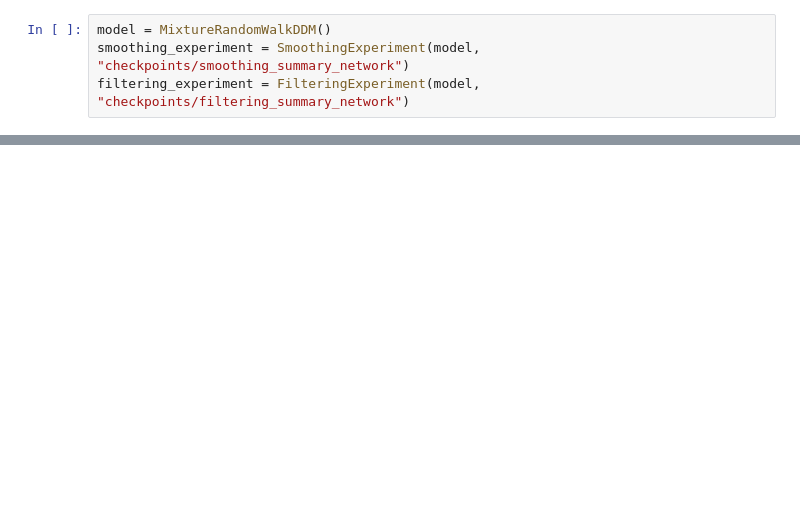
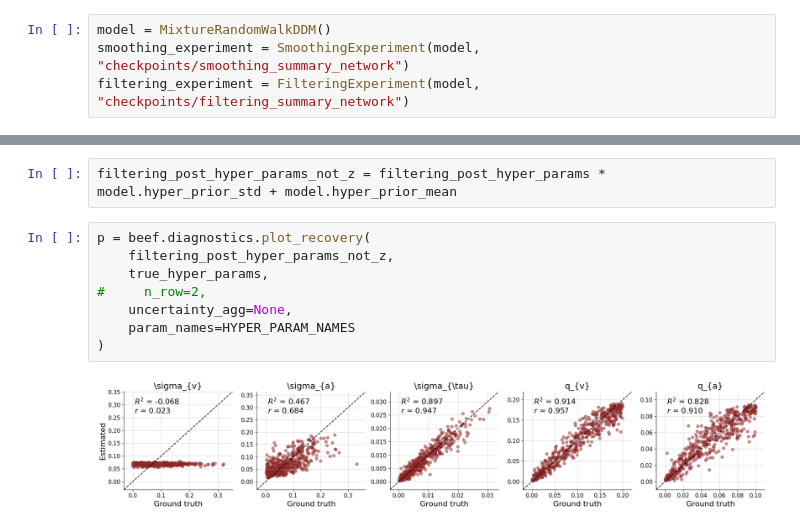
Before and after one commit to bayesflow-org/Non-Stationary-DDM-Validation, a Jupyter notebook: applications/smoothing/notebooks/networks_evaluation.ipynb, the cells around one changed output, grey strips where cells are left out. Drawn from its saved outputs; the diff is of its cells as text; blank space fills up the shorter version.

```diff
--- a/applications/smoothing/notebooks/networks_evaluation.ipynb
+++ b/applications/smoothing/notebooks/networks_evaluation.ipynb
@@ -69,0 +121,12 @@ else:
+# %%
+filtering_post_hyper_params_not_z = filtering_post_hyper_params * model.hyper_prior_std + model.hyper_prior_mean
+# %%
+p = beef.diagnostics.plot_recovery(
+    filtering_post_hyper_params_not_z,
+    true_hyper_params,
+#     n_row=2,
+    uncertainty_agg=None,
+    param_names=HYPER_PARAM_NAMES
+)
+# %% [output]
+[figure, added]
```
Also changed, not shown: parts of 10 cells of this notebook.
